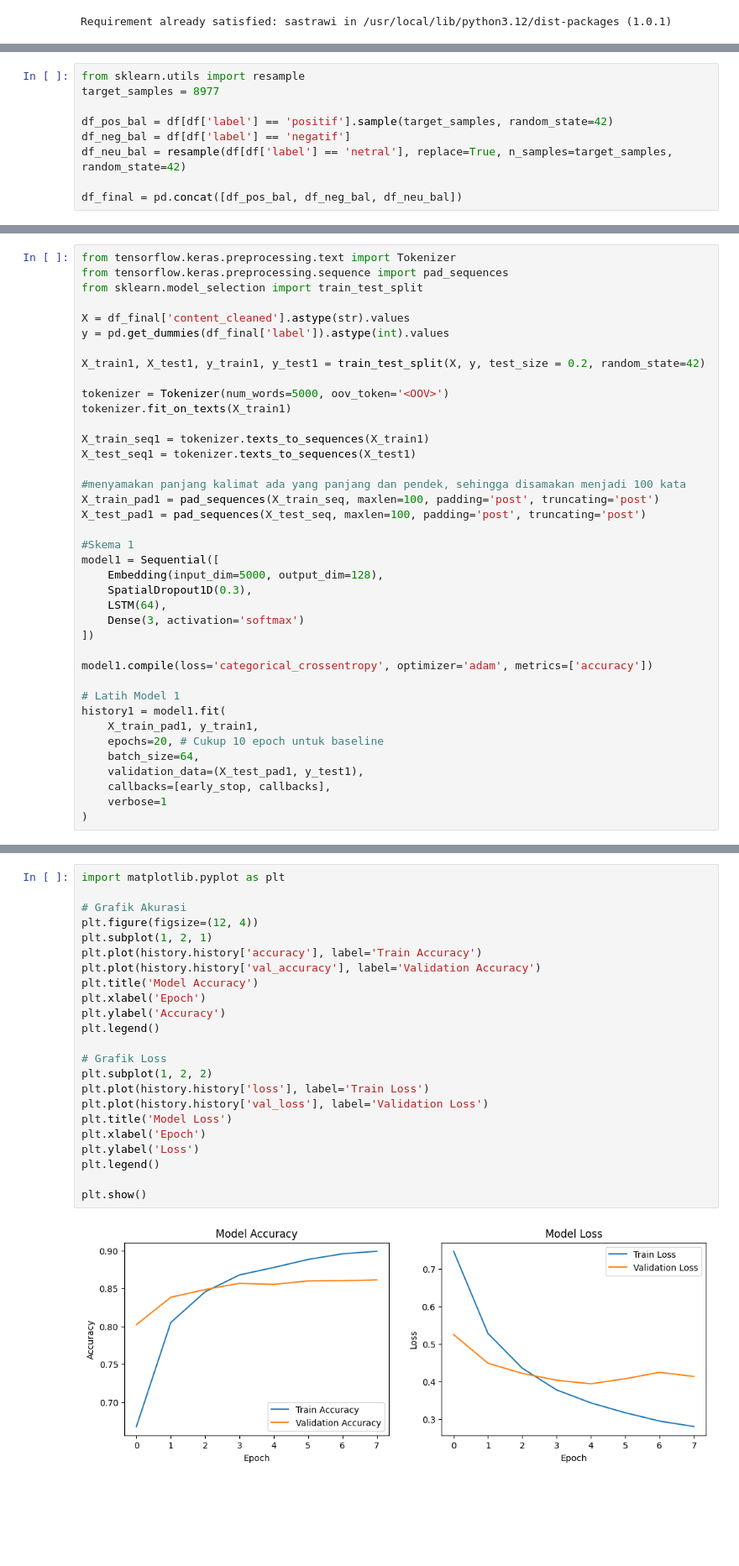
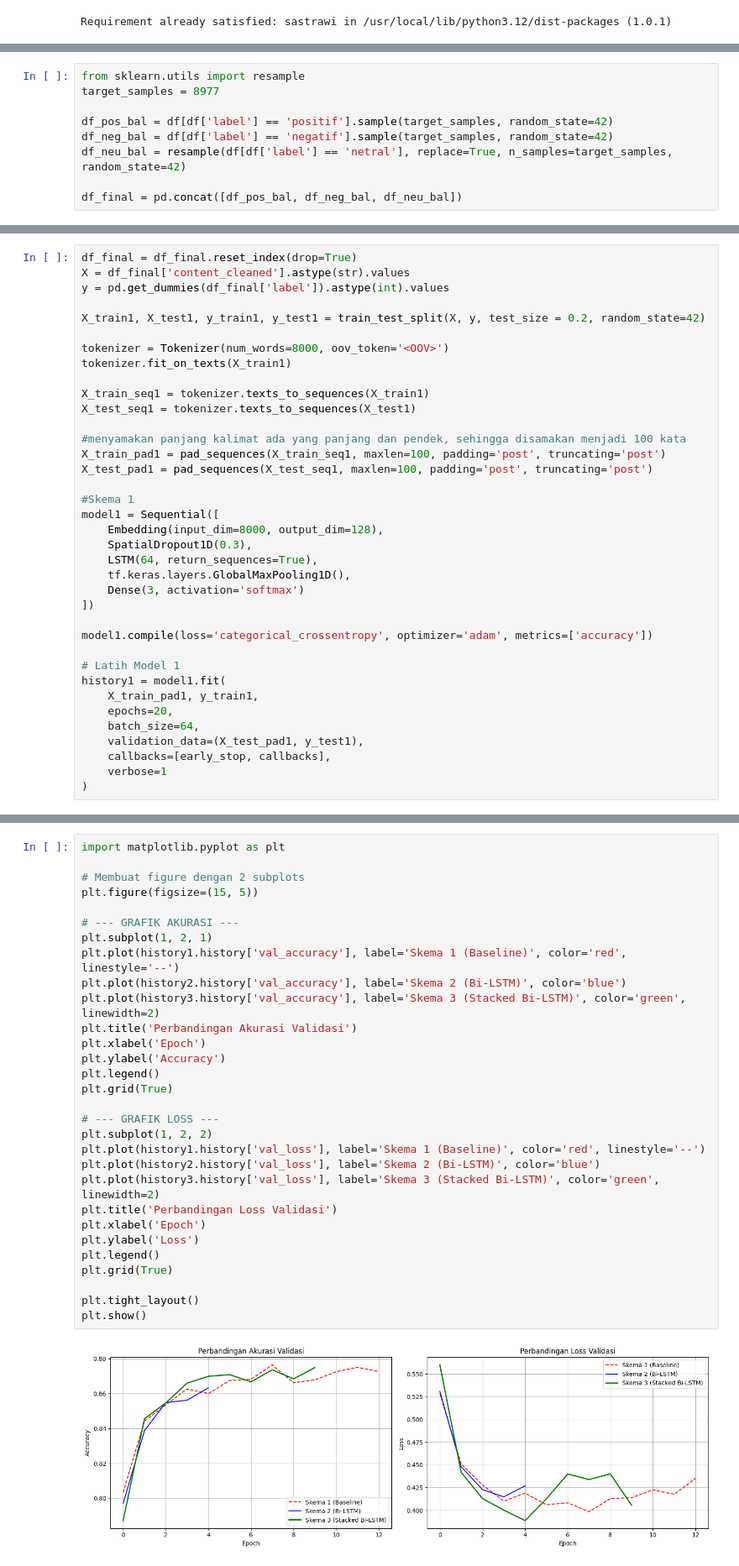
Before and after one commit to rezzz59/Sentimen-Analysis-Aplikasi-Grab, a Jupyter notebook: grab.ipynb, the cells around one changed output, grey strips where cells are left out. Shown at 84% size. Saved outputs shown, nothing was run; the diff lists cells and outputs as text; blank space fills up the shorter version.

Commit message:
melakukan visualisasi pada hasil training model

```diff
--- a/grab.ipynb
+++ b/grab.ipynb
@@ -95,7 +95,7 @@ from sklearn.utils import resample
 target_samples = 8977
 
 df_pos_bal = df[df['label'] == 'positif'].sample(target_samples, random_state=42)
-df_neg_bal = df[df['label'] == 'negatif']
+df_neg_bal = df[df['label'] == 'negatif'].sample(target_samples, random_state=42)
 df_neu_bal = resample(df[df['label'] == 'netral'], replace=True, n_samples=target_samples, random_state=42)
 
 df_final = pd.concat([df_pos_bal, df_neg_bal, df_neu_bal])
@@ -158,28 +166,26 @@ callbacks = myCallback()
 # %%
-from tensorflow.keras.preprocessing.text import Tokenizer
-from tensorflow.keras.preprocessing.sequence import pad_sequences
-from sklearn.model_selection import train_test_split
-
+df_final = df_final.reset_index(drop=True)
 X = df_final['content_cleaned'].astype(str).values
 y = pd.get_dummies(df_final['label']).astype(int).values
 
 X_train1, X_test1, y_train1, y_test1 = train_test_split(X, y, test_size = 0.2, random_state=42)
 
-tokenizer = Tokenizer(num_words=5000, oov_token='<OOV>')
+tokenizer = Tokenizer(num_words=8000, oov_token='<OOV>')
 tokenizer.fit_on_texts(X_train1)
 
 X_train_seq1 = tokenizer.texts_to_sequences(X_train1)
 X_test_seq1 = tokenizer.texts_to_sequences(X_test1)
 
 #menyamakan panjang kalimat ada yang panjang dan pendek, sehingga disamakan menjadi 100 kata
-X_train_pad1 = pad_sequences(X_train_seq, maxlen=100, padding='post', truncating='post')
-X_test_pad1 = pad_sequences(X_test_seq, maxlen=100, padding='post', truncating='post')
+X_train_pad1 = pad_sequences(X_train_seq1, maxlen=100, padding='post', truncating='post')
+X_test_pad1 = pad_sequences(X_test_seq1, maxlen=100, padding='post', truncating='post')
 
 #Skema 1
 model1 = Sequential([
-    Embedding(input_dim=5000, output_dim=128),
+    Embedding(input_dim=8000, output_dim=128),
     SpatialDropout1D(0.3),
-    LSTM(64),
+    LSTM(64, return_sequences=True),
+    tf.keras.layers.GlobalMaxPooling1D(),
     Dense(3, activation='softmax')
 ])
 
@@ -188,7 +194,7 @@ model1.compile(loss='categorical_crossentropy', optimizer='adam', metrics=['accu
 # Latih Model 1
 history1 = model1.fit(
     X_train_pad1, y_train1,
-    epochs=20, # Cukup 10 epoch untuk baseline
+    epochs=20,
     batch_size=64,
     validation_data=(X_test_pad1, y_test1),
     callbacks=[early_stop, callbacks],
@@ -300,28 +343,35 @@ model.summary()
 # %%
 import matplotlib.pyplot as plt
 
-# Grafik Akurasi
-plt.figure(figsize=(12, 4))
+# Membuat figure dengan 2 subplots
+plt.figure(figsize=(15, 5))
+
+# --- GRAFIK AKURASI ---
 plt.subplot(1, 2, 1)
-plt.plot(history.history['accuracy'], label='Train Accuracy')
-plt.plot(history.history['val_accuracy'], label='Validation Accuracy')
-plt.title('Model Accuracy')
+plt.plot(history1.history['val_accuracy'], label='Skema 1 (Baseline)', color='red', linestyle='--')
+plt.plot(history2.history['val_accuracy'], label='Skema 2 (Bi-LSTM)', color='blue')
+plt.plot(history3.history['val_accuracy'], label='Skema 3 (Stacked Bi-LSTM)', color='green', linewidth=2)
+plt.title('Perbandingan Akurasi Validasi')
 plt.xlabel('Epoch')
 plt.ylabel('Accuracy')
 plt.legend()
+plt.grid(True)
 
-# Grafik Loss
+# --- GRAFIK LOSS ---
 plt.subplot(1, 2, 2)
-plt.plot(history.history['loss'], label='Train Loss')
-plt.plot(history.history['val_loss'], label='Validation Loss')
-plt.title('Model Loss')
+plt.plot(history1.history['val_loss'], label='Skema 1 (Baseline)', color='red', linestyle='--')
+plt.plot(history2.history['val_loss'], label='Skema 2 (Bi-LSTM)', color='blue')
+plt.plot(history3.history['val_loss'], label='Skema 3 (Stacked Bi-LSTM)', color='green', linewidth=2)
+plt.title('Perbandingan Loss Validasi')
 plt.xlabel('Epoch')
 plt.ylabel('Loss')
 plt.legend()
+plt.grid(True)
 
+plt.tight_layout()
 plt.show()
 # %% [output]
-[figure, old version]
+[figure, new version]
 # %%
 import numpy as np
 def predict_sentiment(text):
```
Also changed, not shown: parts of 12 cells of this notebook.
